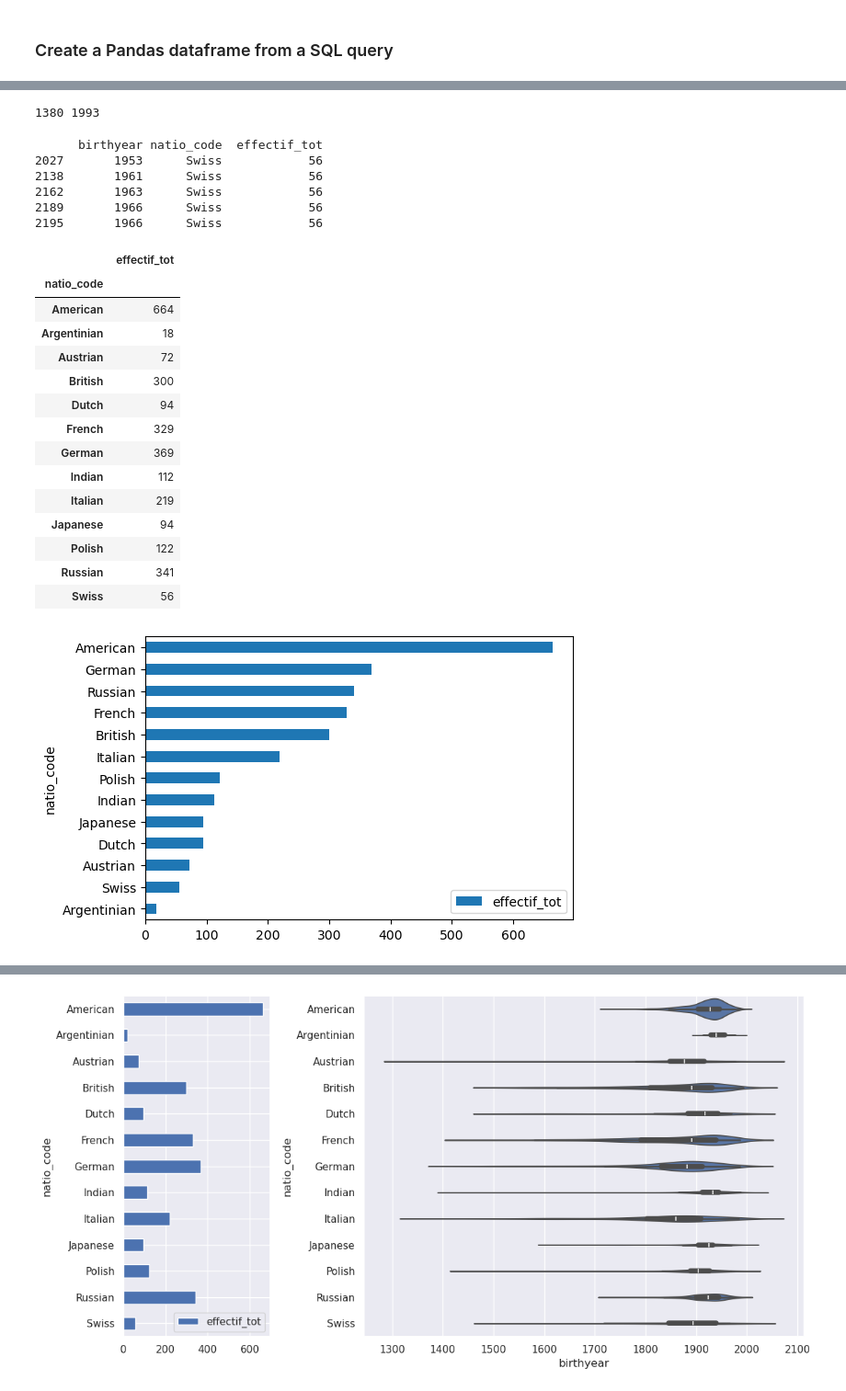
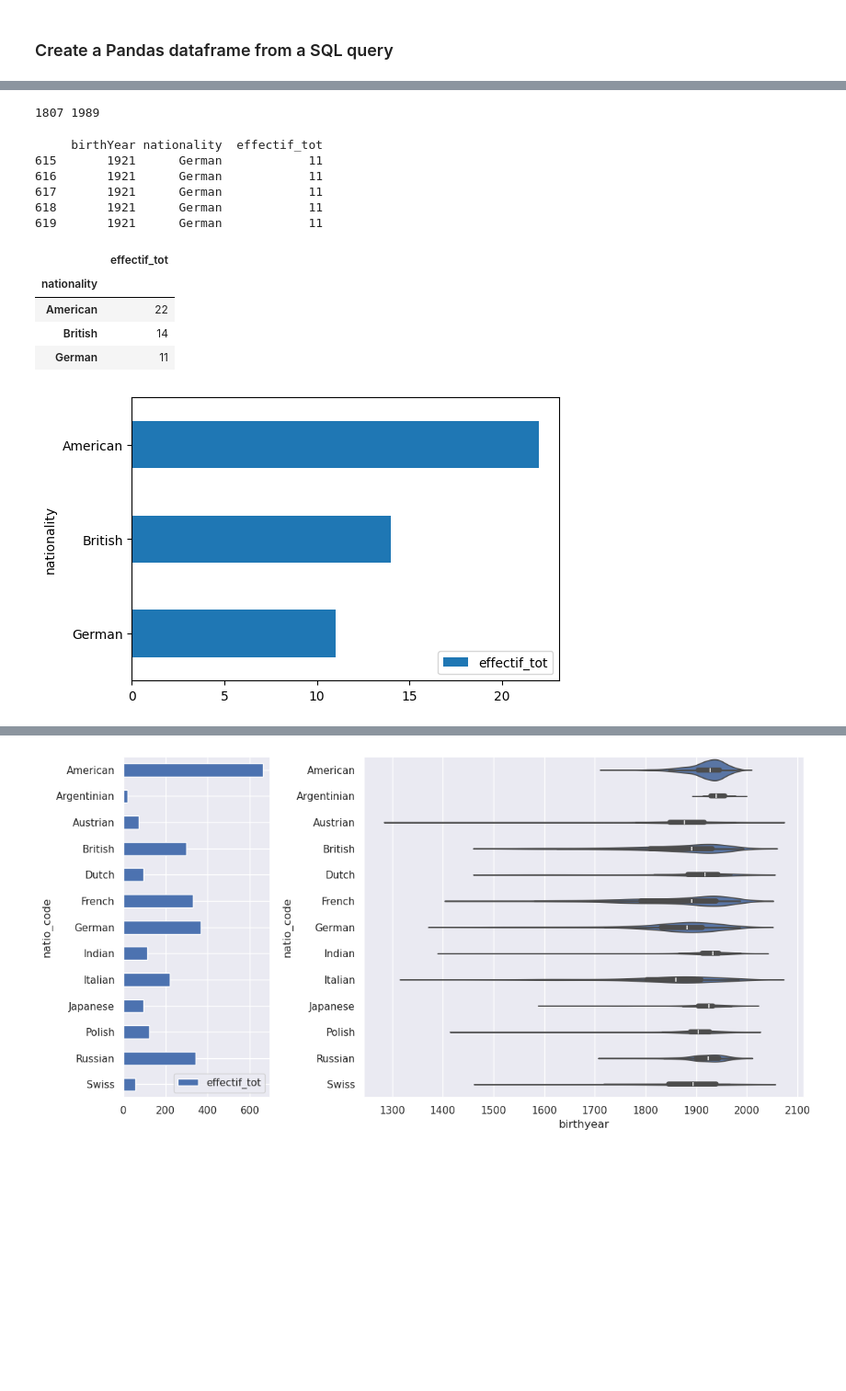
Before and after one commit to Raphix93/2HS2179_militants-pour-la-paix, a Jupyter notebook: data_analyse/dpb_countries_births.ipynb, the cells around one changed output, grey strips where cells are left out. Shown at 92% size. Cells and saved outputs as stored; diff of their text form; code cells hidden in the pictures; blank space fills up the shorter version.

```diff
--- a/data_analyse/dpb_countries_births.ipynb
+++ b/data_analyse/dpb_countries_births.ipynb
@@ -64,45 +64,35 @@ print(c_df.head())
 # %%
 ### Inspect maximum and minimum birth dates
-print(c_df.birthyear.min(), c_df.birthyear.max())
+print(c_df.birthYear.min(), c_df.birthYear.max())
 # %% [output]
-1380 1993
+1807 1989
 # %%
 ### Exclude rows with 10 or less persons
-c_df = c_df[c_df.effectif_tot > 10].sort_values(by=['natio_code','birthyear'])
+c_df = c_df[c_df.effectif_tot > 10].sort_values(by=['nationality','birthYear'])
 print(c_df.tail())
 # %% [output]
-      birthyear natio_code  effectif_tot
-2027       1953      Swiss            56
-2138       1961      Swiss            56
-2162       1963      Swiss            56
-2189       1966      Swiss            56
-2195       1966      Swiss            56
+     birthYear nationality  effectif_tot
+615       1921      German            11
+616       1921      German            11
+617       1921      German            11
+618       1921      German            11
+619       1921      German            11
 # %%
-### Count how many persons you have per country (natio_code): distribution
-dc_df = c_df[['natio_code','effectif_tot']].groupby('natio_code').max()
+### Count how many persons you have per country (nationality): distribution
+dc_df = c_df[['nationality','effectif_tot']].groupby('nationality').max()
 dc_df
 # %% [output]
 |  | effectif_tot |
-| natio_code |  |
-| American | 664 |
-| Argentinian | 18 |
-| Austrian | 72 |
-| British | 300 |
-| Dutch | 94 |
-| French | 329 |
-| German | 369 |
-| Indian | 112 |
-| Italian | 219 |
-| Japanese | 94 |
-| Polish | 122 |
-| Russian | 341 |
-| Swiss | 56 |
+| nationality |  |
+| American | 22 |
+| British | 14 |
+| German | 11 |
 # %%
 ### Plot the distribution
 dc_df.sort_values(by='effectif_tot').plot(kind='barh', figsize=(6,4))
 plt.show()
 # %% [output]
-[figure, old version]
+[figure, new version]
 # %%
 counts= dc_df.effectif_tot
 total = float(sum(counts))
```
Also changed, not shown: parts of 7 cells of this notebook, 4 other files.
